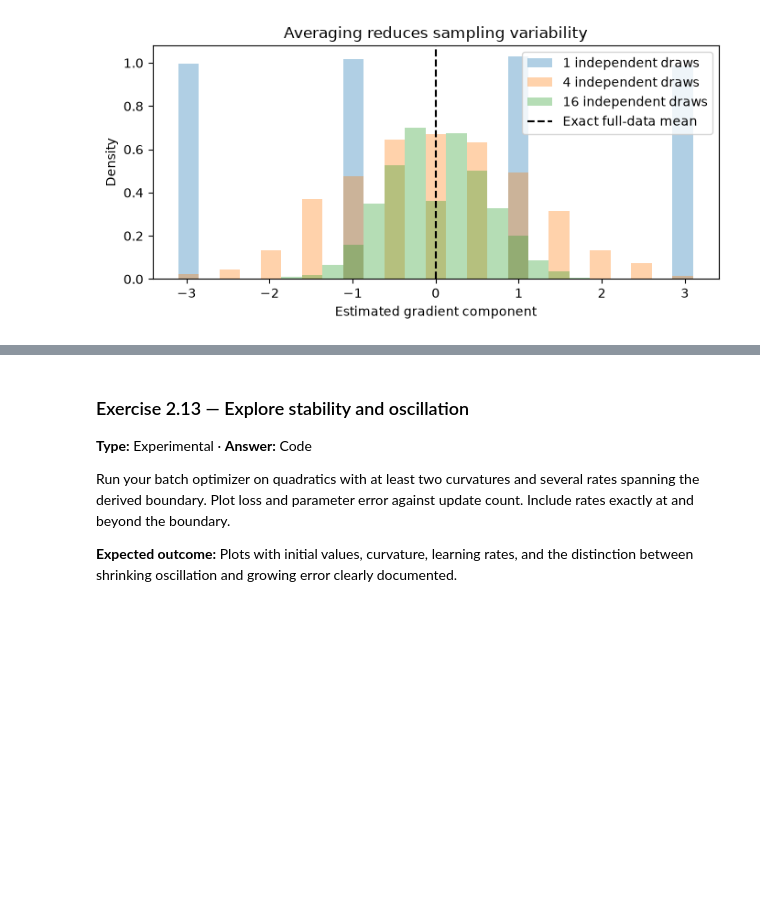
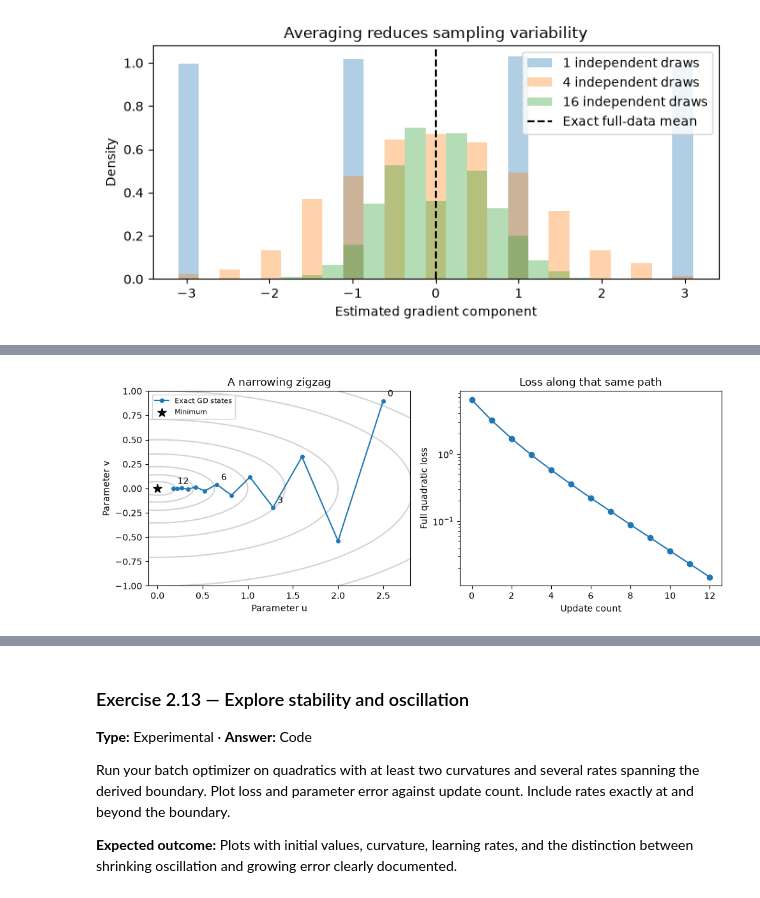
Before and after one commit to rafaself/machine-learning-from-scratch, a Jupyter notebook: notebooks/01-foundations/gradient-descent.ipynb, the cells around one changed output, grey strips where cells are left out. Cells and saved outputs as stored; diff of their text form; code cells hidden in the pictures; blank space fills up the shorter version.

Commit message:
docs: visualize regression and optimization behavior (F4)

```diff
--- a/notebooks/01-foundations/gradient-descent.ipynb
+++ b/notebooks/01-foundations/gradient-descent.ipynb
@@ -718,0 +733,29 @@ plt.show()
+# %%
+intuition_steps = np.arange(13)
+intuition_trajectory = np.column_stack((
+    2.5 * .8**intuition_steps, .9 * (-.6)**intuition_steps
+))
+intuition_trajectory_losses = (
+    intuition_trajectory[:, 0]**2 + 8 * intuition_trajectory[:, 1]**2
+) / 2
+intuition_u, intuition_v = np.meshgrid(np.linspace(-.1, 2.8, 180), np.linspace(-1, 1, 150))
+intuition_path_figure, intuition_path_axes = plt.subplots(1, 2, figsize=(10, 4))
+intuition_path_axes[0].contour(
+    intuition_u, intuition_v, (intuition_u**2 + 8 * intuition_v**2) / 2,
+    levels=[.02, .08, .2, .5, 1, 2, 4, 6], colors="lightgray",
+)
+intuition_path_axes[0].plot(*intuition_trajectory.T, "o-", markersize=4, label="Exact GD states")
+intuition_path_axes[0].scatter([0], [0], marker="*", s=100, color="black", label="Minimum")
+for intuition_k in (0, 3, 6, 12):
+    intuition_path_axes[0].annotate(
+        str(intuition_k), intuition_trajectory[intuition_k],
+        xytext=(5, 5), textcoords="offset points",
+    )
+intuition_path_axes[0].set(xlabel="Parameter u", ylabel="Parameter v", title="A narrowing zigzag")
+intuition_path_axes[0].legend(fontsize=8)
+intuition_path_axes[1].semilogy(intuition_steps, intuition_trajectory_losses, "o-")
+intuition_path_axes[1].set(xlabel="Update count", ylabel="Full quadratic loss", title="Loss along that same path")
+intuition_path_figure.tight_layout()
+plt.show()
+# %% [output]
+[figure, added]
```
Also changed, not shown: parts of 3 cells of this notebook, 2 other files.
